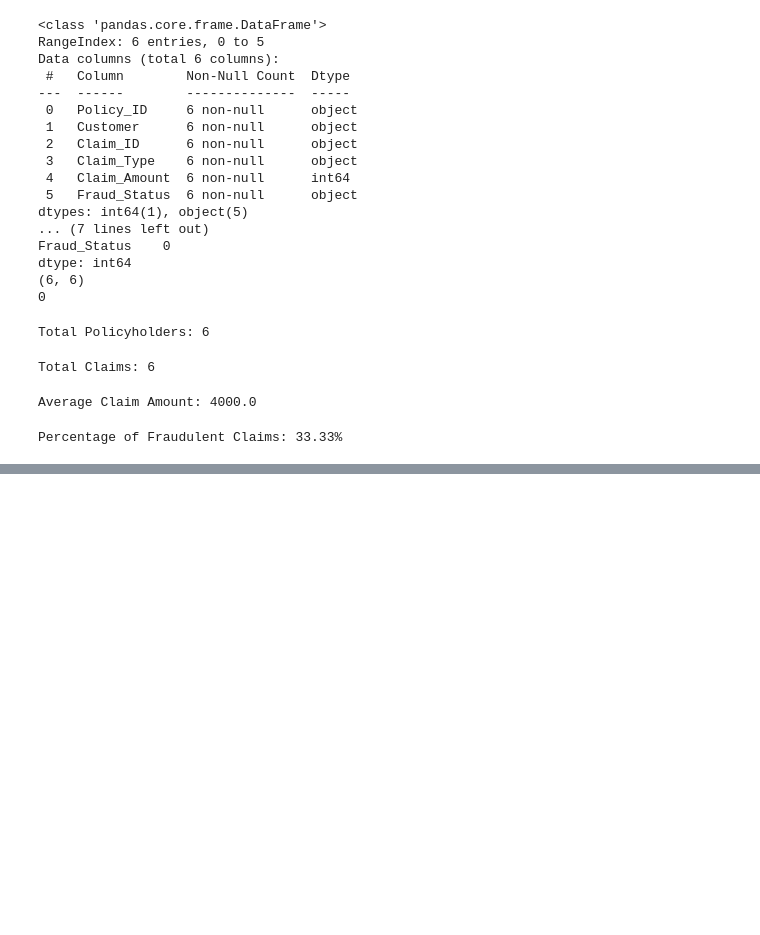
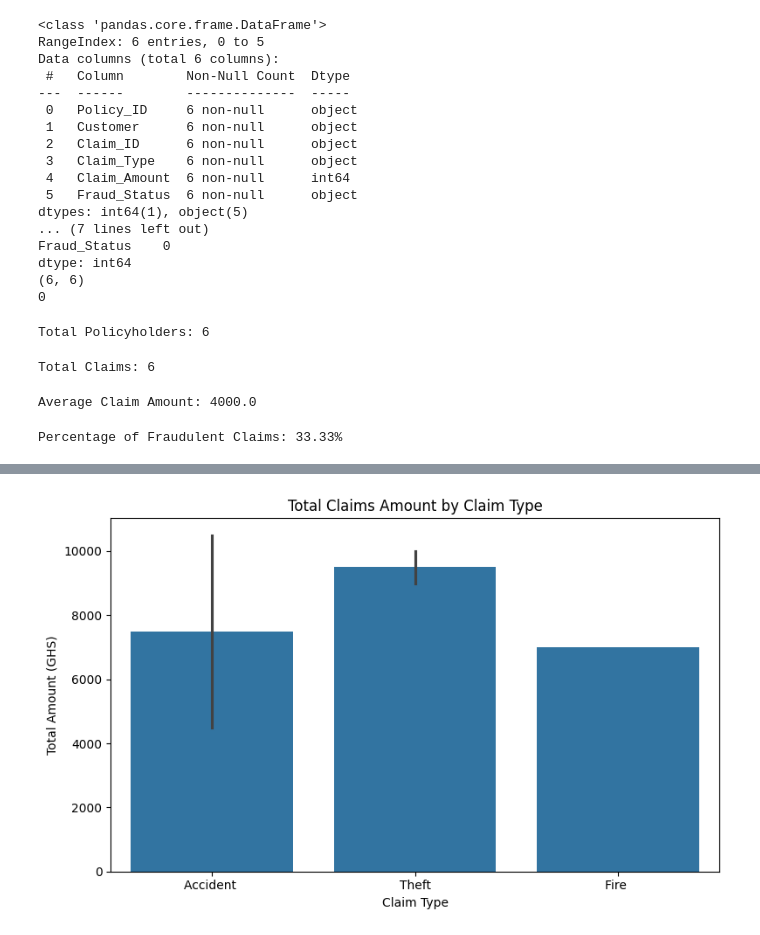
Before and after one commit to Zokah123/Motor_Insurance_Claims, a Jupyter notebook: Motor_Insurance_Claims.ipynb, the cells around one changed output, grey strips where cells are left out. Drawn from its saved outputs; the diff is of its cells as text; code cells hidden in the pictures; blank space fills up the shorter version.

```diff
--- a/Motor_Insurance_Claims.ipynb
+++ b/Motor_Insurance_Claims.ipynb
@@ -128,0 +163,17 @@ Percentage of Fraudulent Claims: 33.33%
+# %%
+plt.figure(figsize=(8, 5))
+
+sns.barplot(
+    data=df,
+    x="Claim_Type",
+    y="Claim_Amount",
+    estimator="sum"
+)
+
+plt.title("Total Claims Amount by Claim Type")
+plt.xlabel("Claim Type")
+plt.ylabel("Total Amount (GHS)")
+plt.tight_layout()
+plt.show()
+# %% [output]
+[figure, added]
```
Also changed, not shown: parts of 4 cells of this notebook.
